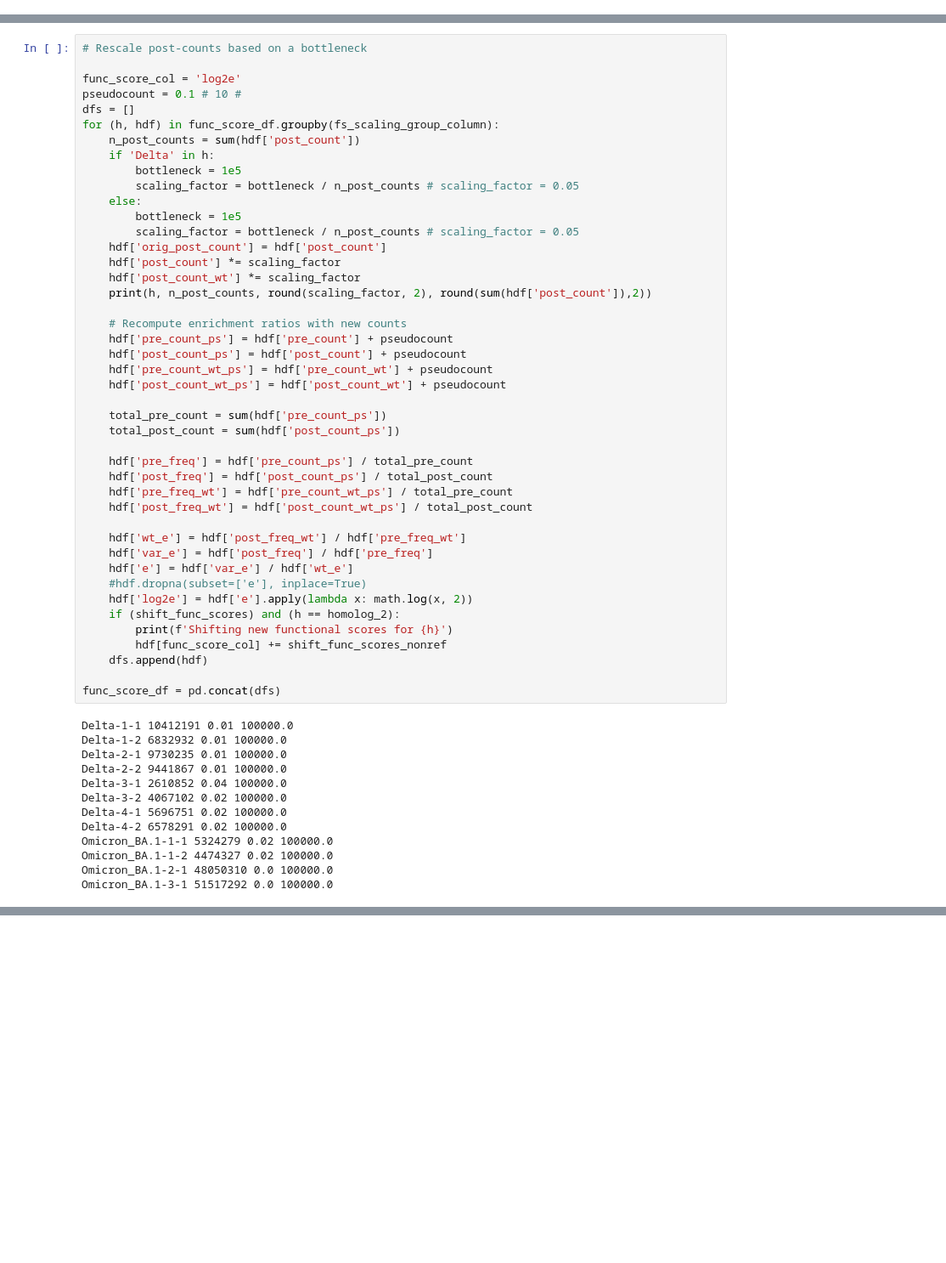
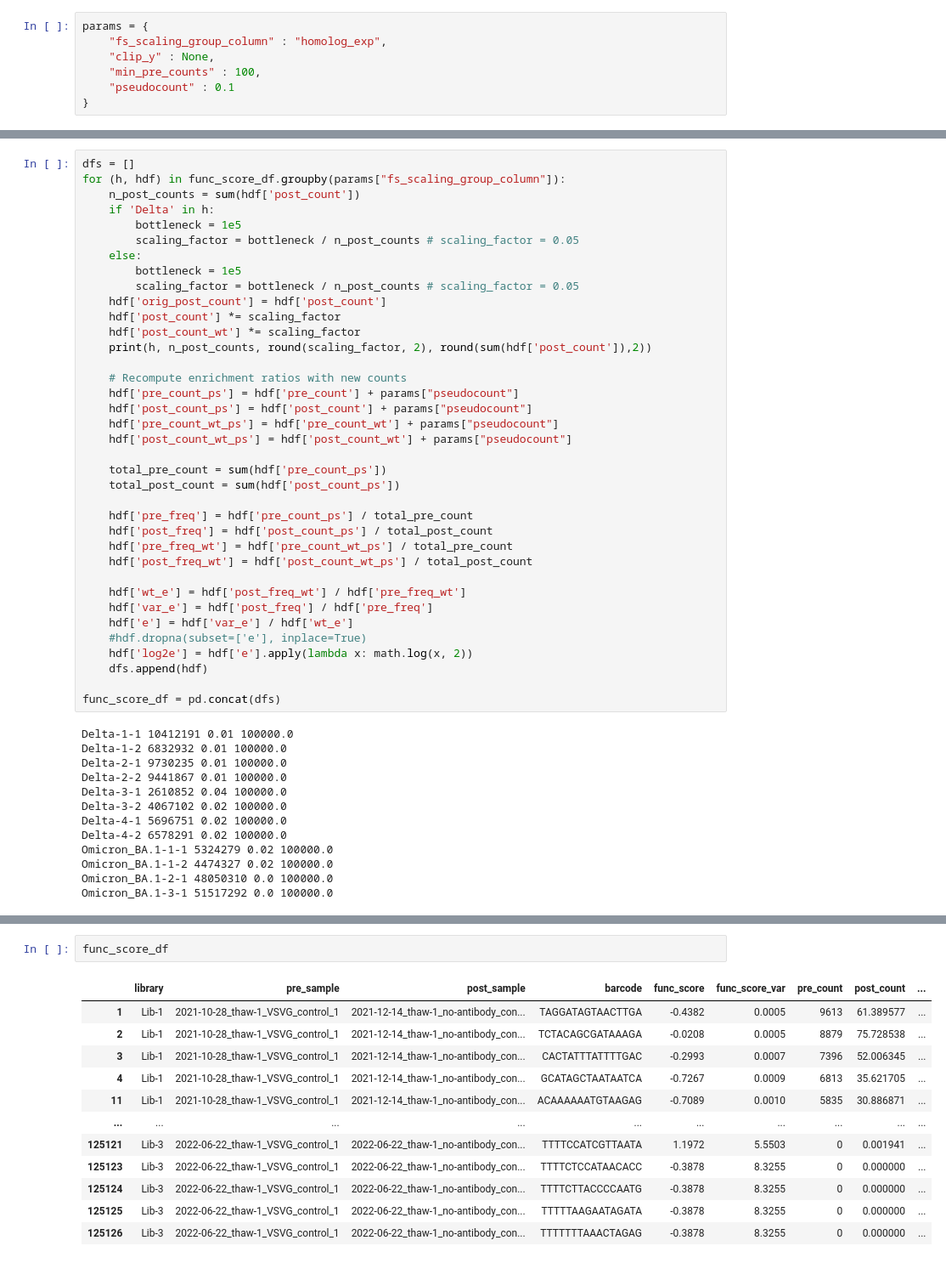
Before and after one commit to matsengrp/multidms, a Jupyter notebook: notebooks/omicron_delta_data_peek.ipynb, the cells around one changed output, grey strips where cells are left out. Shown at 85% size. Saved outputs shown, nothing was run; the diff lists cells and outputs as text; blank space fills up the shorter version.

```diff
--- a/notebooks/omicron_delta_data_peek.ipynb
+++ b/notebooks/omicron_delta_data_peek.ipynb
@@ -71,3 +54,10 @@ from tqdm.notebook import tqdm
+# %%
+params = {
+    "fs_scaling_group_column" : "homolog_exp",
+    "clip_y" : None,
+    "min_pre_counts" : 100,
+    "pseudocount" : 0.1
+}
 # %% [markdown]
 ## Read in metadata on homolog DMS experiments
 # %%
@@ -223,12 +213,8 @@ plt.show()
 # %% [markdown]
 ## Compute functional scores
 # %%
-# Rescale post-counts based on a bottleneck
-
-func_score_col = 'log2e'
-pseudocount = 0.1 # 10 #
 dfs = []
-for (h, hdf) in func_score_df.groupby(fs_scaling_group_column):
+for (h, hdf) in func_score_df.groupby(params["fs_scaling_group_column"]):
     n_post_counts = sum(hdf['post_count'])
     if 'Delta' in h:
         bottleneck = 1e5
@@ -242,10 +228,10 @@ for (h, hdf) in func_score_df.groupby(fs_scaling_group_column):
     print(h, n_post_counts, round(scaling_factor, 2), round(sum(hdf['post_count']),2))
 
     # Recompute enrichment ratios with new counts
-    hdf['pre_count_ps'] = hdf['pre_count'] + pseudocount
-    hdf['post_count_ps'] = hdf['post_count'] + pseudocount
-    hdf['pre_count_wt_ps'] = hdf['pre_count_wt'] + pseudocount
-    hdf['post_count_wt_ps'] = hdf['post_count_wt'] + pseudocount
+    hdf['pre_count_ps'] = hdf['pre_count'] + params["pseudocount"]
+    hdf['post_count_ps'] = hdf['post_count'] + params["pseudocount"]
+    hdf['pre_count_wt_ps'] = hdf['pre_count_wt'] + params["pseudocount"]
+    hdf['post_count_wt_ps'] = hdf['post_count_wt'] + params["pseudocount"]
 
     total_pre_count = sum(hdf['pre_count_ps'])
     total_post_count = sum(hdf['post_count_ps'])
@@ -260,9 +246,6 @@ for (h, hdf) in func_score_df.groupby(fs_scaling_group_column):
     hdf['e'] = hdf['var_e'] / hdf['wt_e']
     #hdf.dropna(subset=['e'], inplace=True)
     hdf['log2e'] = hdf['e'].apply(lambda x: math.log(x, 2))
-    if (shift_func_scores) and (h == homolog_2):
-        print(f'Shifting new functional scores for {h}')
-        hdf[func_score_col] += shift_func_scores_nonref
     dfs.append(hdf)
 
 func_score_df = pd.concat(dfs)
@@ -355,0 +280,15 @@ func_score_df.to_csv("all_exp_func_scores_df.csv")
+# %%
+func_score_df
+# %% [output]
+|  | library | pre_sample | post_sample | barcode | func_score | func_score_var | pre_count | post_count | ... |
+| 1 | Lib-1 | 2021-10-28_thaw-1_VSVG_control_1 | 2021-12-14_thaw-1_no-antibody_con... | TAGGATAGTAACTTGA | -0.4382 | 0.0005 | 9613 | 61.389577 | ... |
+| 2 | Lib-1 | 2021-10-28_thaw-1_VSVG_control_1 | 2021-12-14_thaw-1_no-antibody_con... | TCTACAGCGATAAAGA | -0.0208 | 0.0005 | 8879 | 75.728538 | ... |
+| 3 | Lib-1 | 2021-10-28_thaw-1_VSVG_control_1 | 2021-12-14_thaw-1_no-antibody_con... | CACTATTTATTTTGAC | -0.2993 | 0.0007 | 7396 | 52.006345 | ... |
+| 4 | Lib-1 | 2021-10-28_thaw-1_VSVG_control_1 | 2021-12-14_thaw-1_no-antibody_con... | GCATAGCTAATAATCA | -0.7267 | 0.0009 | 6813 | 35.621705 | ... |
+| 11 | Lib-1 | 2021-10-28_thaw-1_VSVG_control_1 | 2021-12-14_thaw-1_no-antibody_con... | ACAAAAAATGTAAGAG | -0.7089 | 0.0010 | 5835 | 30.886871 | ... |
+| ... | ... | ... | ... | ... | ... | ... | ... | ... | ... |
+| 125121 | Lib-3 | 2022-06-22_thaw-1_VSVG_control_1 | 2022-06-22_thaw-1_no-antibody_con... | TTTTCCATCGTTAATA | 1.1972 | 5.5503 | 0 | 0.001941 | ... |
+| 125123 | Lib-3 | 2022-06-22_thaw-1_VSVG_control_1 | 2022-06-22_thaw-1_no-antibody_con... | TTTTCTCCATAACACC | -0.3878 | 8.3255 | 0 | 0.000000 | ... |
+| 125124 | Lib-3 | 2022-06-22_thaw-1_VSVG_control_1 | 2022-06-22_thaw-1_no-antibody_con... | TTTTCTTACCCCAATG | -0.3878 | 8.3255 | 0 | 0.000000 | ... |
+| 125125 | Lib-3 | 2022-06-22_thaw-1_VSVG_control_1 | 2022-06-22_thaw-1_no-antibody_con... | TTTTTAAGAATAGATA | -0.3878 | 8.3255 | 0 | 0.000000 | ... |
+| 125126 | Lib-3 | 2022-06-22_thaw-1_VSVG_control_1 | 2022-06-22_thaw-1_no-antibody_con... | TTTTTTTAAACTAGAG | -0.3878 | 8.3255 | 0 | 0.000000 | ... |
```
Also changed, not shown: parts of 29 cells of this notebook, 1 other file.
